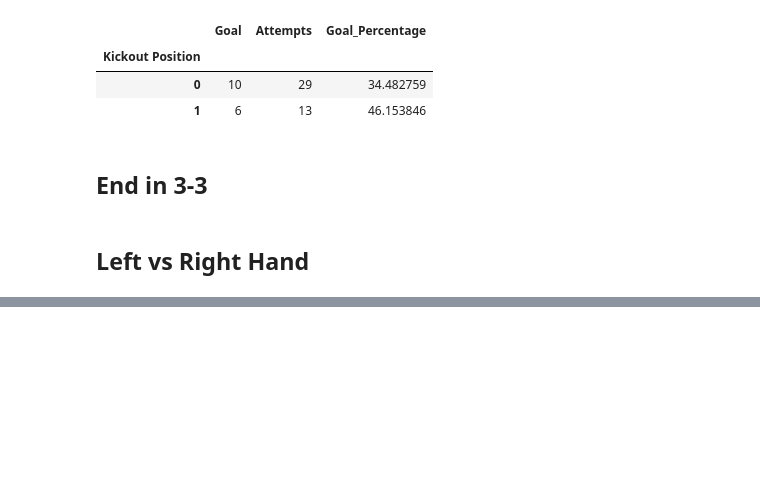
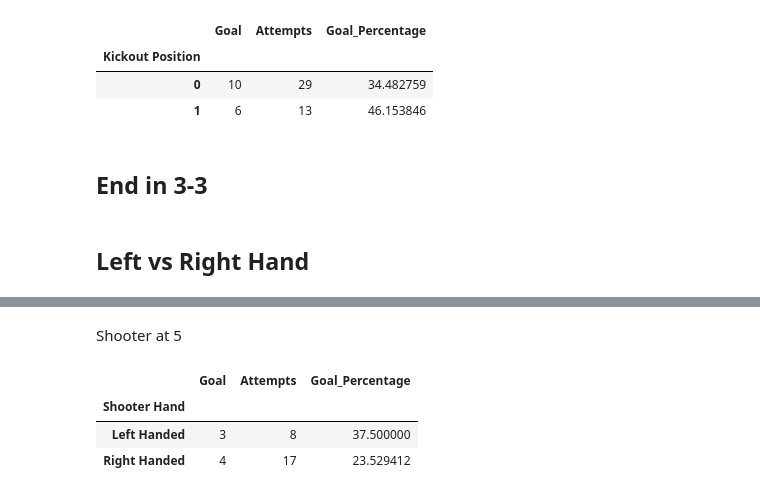
Before and after one commit to kevinshen1101/Water-Polo-Analytics, a Jupyter notebook: final_report/final_analysis.ipynb, the cells around one changed output, grey strips where cells are left out. Saved outputs shown, nothing was run; the diff lists cells and outputs as text; code cells hidden in the pictures; blank space fills up the shorter version.

```diff
--- a/final_report/final_analysis.ipynb
+++ b/final_report/final_analysis.ipynb
@@ -418,0 +468,9 @@ timeout_position(df)
+# %% [markdown]
+Shooter at 5
+# %%
+hand_goal_percentage(df, 5)
+# %% [output]
+|  | Goal | Attempts | Goal_Percentage |
+| Shooter Hand |  |  |  |
+| Left Handed | 3 | 8 | 37.500000 |
+| Right Handed | 4 | 17 | 23.529412 |
```
Also changed, not shown: parts of 20 cells of this notebook.
